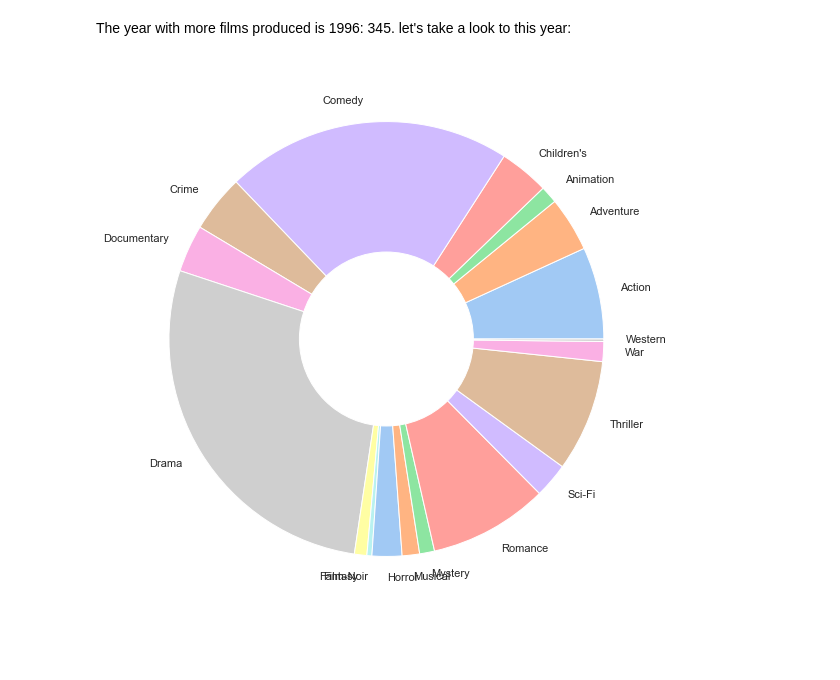
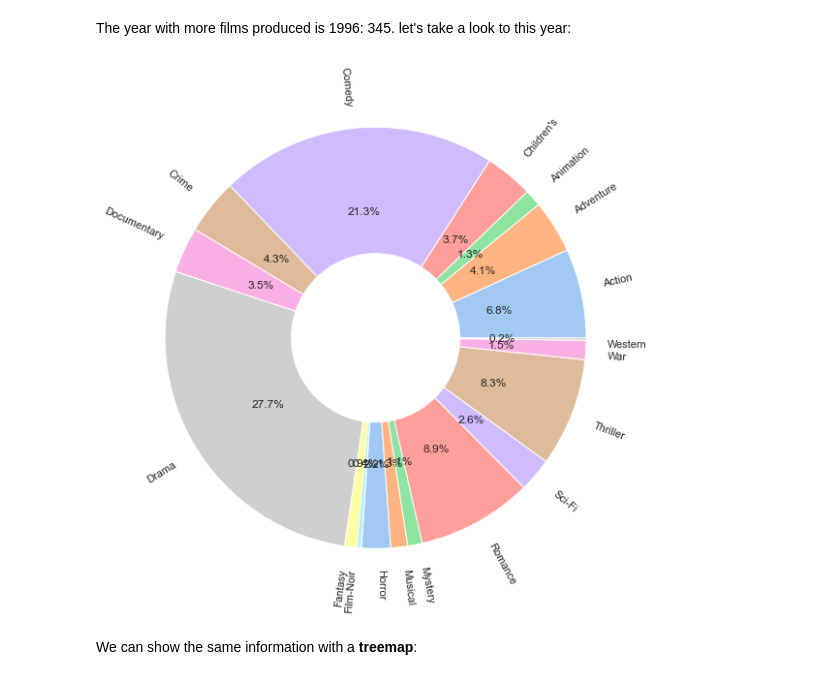
Before and after one commit to Elenotes/Visualitzacio_grafica_multiples_variables, a Jupyter notebook: S04_T02_Visualitzacio_grafica_multiples_variables.ipynb, the cells around one changed output. Cells and saved outputs as stored; diff of their text form; code cells hidden in the pictures; blank space fills up the shorter version.

```diff
--- a/S04_T02_Visualitzacio_grafica_multiples_variables.ipynb
+++ b/S04_T02_Visualitzacio_grafica_multiples_variables.ipynb
@@ -518,0 +521,15 @@ The year with more films produced is 1996: 345. let's take a look to this year:
+# %%
+sns.set_palette('pastel')
+# Create a pieplot
+plt.pie(y1996, labels = y1996.index, autopct='%.1f%%', rotatelabels = True)
+
+# add a circle at the center to transform it in a donut chart
+forat=plt.Circle( (0,0), 0.4, color='white')
+p=plt.gcf()
+p.gca().add_artist(forat)
+
+plt.show()
+# %% [output]
+[figure, added]
+# %% [markdown]
+We can show the same information with a **treemap**:
@@ -524,13 +542,0 @@ y1996 = df.loc['1996']
-# %%
-sns.set_palette('pastel')
-# Create a pieplot
-plt.pie(y1996, labels = y1996.index)
-
-# add a circle at the center to transform it in a donut chart
-my_circle=plt.Circle( (0,0), 0.4, color='white')
-p=plt.gcf()
-p.gca().add_artist(my_circle)
-
-plt.show()
-# %% [output]
-[figure, removed]
```
Also changed, not shown: parts of 5 cells of this notebook.
